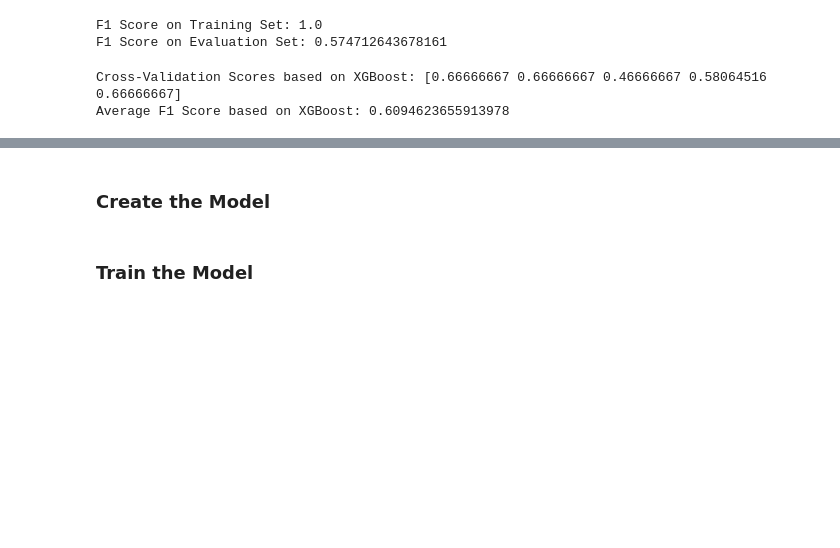
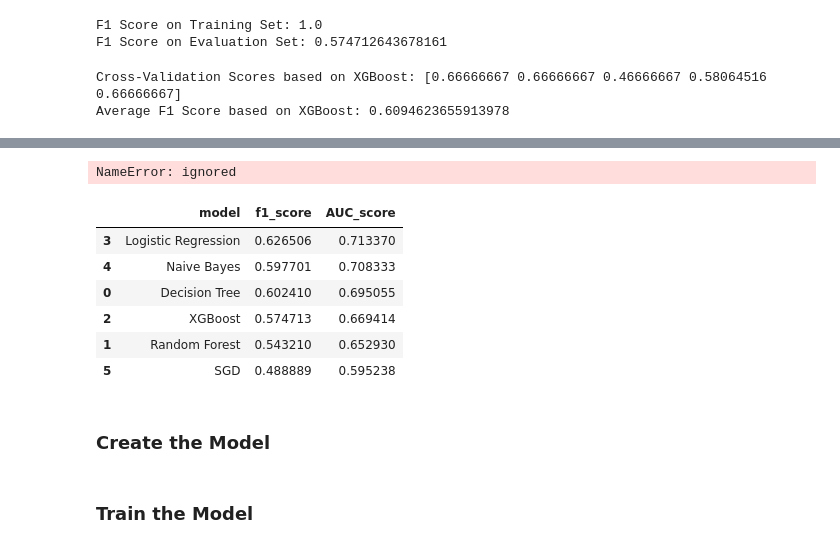
Before and after one commit to DeeeTeeee/CustomerChurnWithFastAPI, a Jupyter notebook: ML_Step_By_Step_Guide.ipynb, the cells around one changed output, grey strips where cells are left out. Saved outputs shown, nothing was run; the diff lists cells and outputs as text; code cells hidden in the pictures; blank space fills up the shorter version.

```diff
--- a/ML_Step_By_Step_Guide.ipynb
+++ b/ML_Step_By_Step_Guide.ipynb
@@ -1229,3 +1277,35 @@ Precision Score: 0.5555555555555556
 F2 Score: 0.5868544600938966
 Accuracy Score: 0.6916666666666667
 ROC AUC Score: 0.6694139194139194
+# %%
+from xgboost import XGBClassifier
+from sklearn.metrics import f1_score
+from sklearn.model_selection import cross_val_score
+import numpy as np
+
+def xgboost_classifier(X_train, y_train, X_eval, y_eval, random_state=42):
+    # Fit XGBoost model
+    xgb_model = XGBClassifier(random_state=random_state)
+    xgb_model.fit(X_train, y_train)
+
+    # Make predictions on the evaluation set
+    xgb_preds = xgb_model.predict(X_eval)
+
+    # Calculate F1 score
+    xgb_f1_score = f1_score(y_eval, xgb_preds)
+
+    # Calculate cross-validation scores
+    cv_scores = cross_val_score(xgb_model, X_train, y_train, cv=5, scoring='f1')
+
+    # Calculate average F1 score
+    avg_f1_score = np.mean(cv_scores)
+
+    return xgb_model, xgb_preds, xgb_f1_score, cv_scores, avg_f1_score
+
+# Call the function for XGBoost Classifier and get the outputs
+xgb_model, xgb_preds, xgb_f1_score, xgb_cv_scores, xgb_avg_f1_score = xgboost_classifier(X_train_df, y_train, X_eval_df, y_eval)
+
+print("XGBoost Classifier:")
+print("F1 Score on Evaluation Set:", xgb_f1_score)
+print("Cross-Validation Scores:", xgb_cv_scores)
+print("Average F1 Score:", xgb_avg_f1_score)
@@ -1281,3 +1483,35 @@ Average F1 Score based on XGBoost: 0.6094623655913978
+# %%
+
+# Create a list of model names
+model_names = ['Decision Tree', 'Random Forest', 'XGBoost', 'Logistic Regression', 'Naive Bayes', 'SGD']
+
+# Create lists of F1 scores and AUC scores corresponding to each model
+f1_scores = [dt_f1_score, rf_f1_score, xgb_f1_score, lr_f1_score, nb_f1_score, sgd_f1_score]
+auc_scores = [dt_auc_score, rf_auc_score, xgb_auc_score, lr_auc_score, nb_auc_score, sgd_auc_score]
+
+# Create a DataFrame to store the results
+results_df = pd.DataFrame({'Model': model_names, 'F1 Score': f1_scores, 'AUC Score': auc_scores})
+
+# Display the results DataFrame
+print(results_df)
+# %% [output]
+NameError: ignored
+# %%
+results_No_SMOTE = {'model': ['Decision Tree', 'Random Forest', 'XGBoost', 'Logistic Regression', 'Naive Bayes', 'SGD'],
+                    'f1_score': [dt_f1_score, rf_f1_score, xgb_f1_score, lr_f1_score, nb_f1_score, sgd_f1_score],
+                    'AUC_score': [dt_auc_score, rf_auc_score, xgb_auc_score, lr_auc_score, nb_accuracy, sgd_auc_score]}
+
+results_No_SMOTE_df = pd.DataFrame(results_No_SMOTE)
+results_No_SMOTE_df_sorted = results_No_SMOTE_df.sort_values(by='AUC_score', ascending=False)
+results_No_SMOTE_df_sorted
+# %% [output]
+|  | model | f1_score | AUC_score |
+| 3 | Logistic Regression | 0.626506 | 0.713370 |
+| 4 | Naive Bayes | 0.597701 | 0.708333 |
+| 0 | Decision Tree | 0.602410 | 0.695055 |
+| 2 | XGBoost | 0.574713 | 0.669414 |
+| 1 | Random Forest | 0.543210 | 0.652930 |
+| 5 | SGD | 0.488889 | 0.595238 |
 # %% [markdown]
 ### Create the Model
 # %%
```
Also changed, not shown: parts of 11 cells of this notebook.
